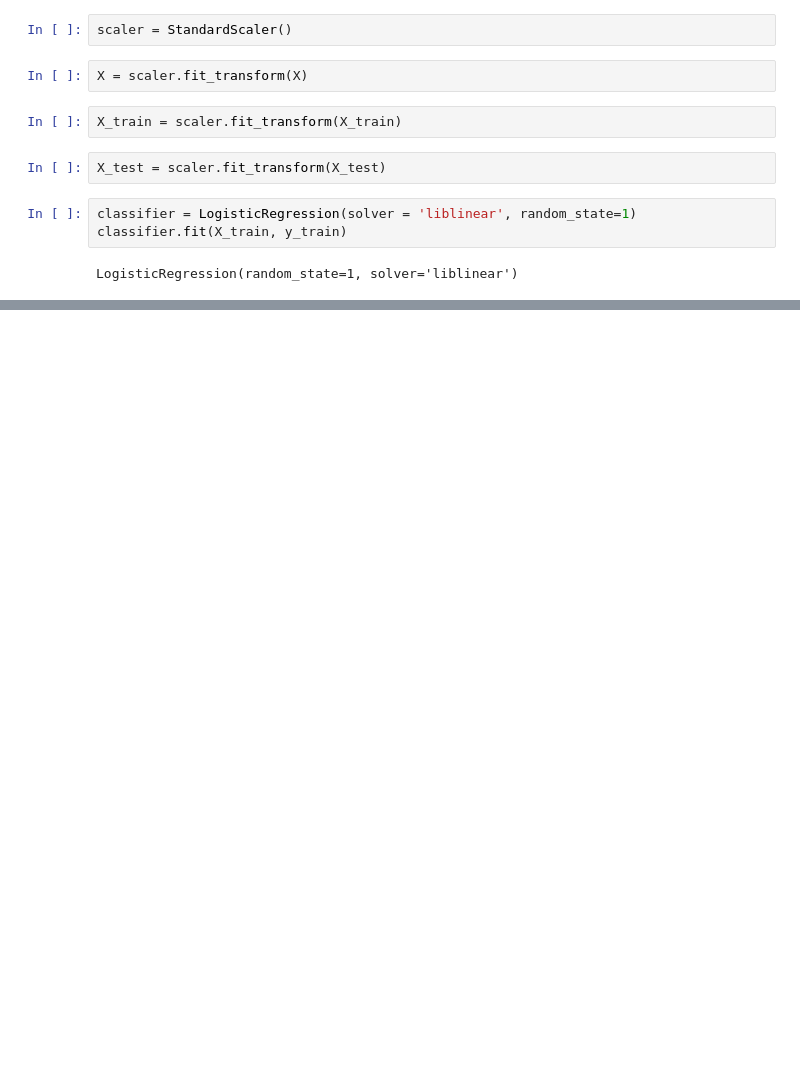
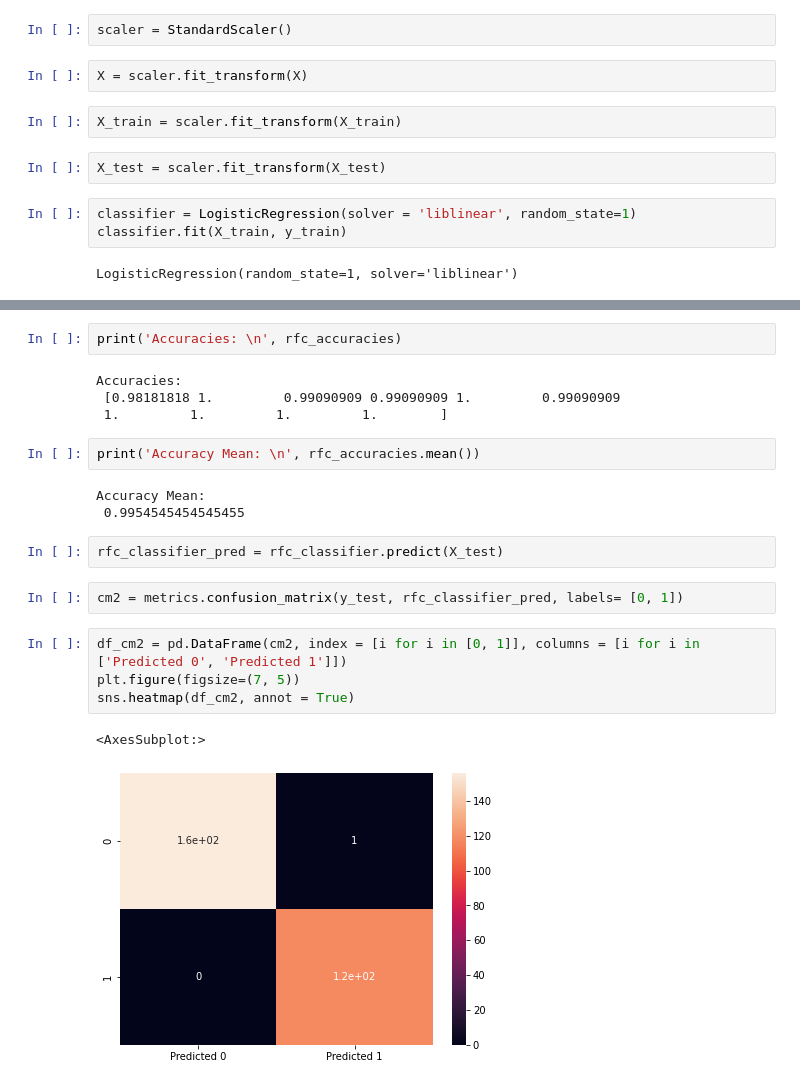
Before and after one commit to OjureFred/UCI-Banknote-Classification, a Jupyter notebook: Banknote-Classification.ipynb, the cells around one changed output, grey strips where cells are left out. Saved outputs shown, nothing was run; the diff lists cells and outputs as text; blank space fills up the shorter version.

```diff
--- a/Banknote-Classification.ipynb
+++ b/Banknote-Classification.ipynb
@@ -167,0 +185,22 @@ cm = metrics.confusion_matrix(y_test, svm_classifier_pred, labels= [0, 1])
+# %%
+print('Accuracies: \n', rfc_accuracies)
+# %% [output]
+Accuracies:
+ [0.98181818 1.         0.99090909 0.99090909 1.         0.99090909
+ 1.         1.         1.         1.        ]
+# %%
+print('Accuracy Mean: \n', rfc_accuracies.mean())
+# %% [output]
+Accuracy Mean:
+ 0.9954545454545455
+# %%
+rfc_classifier_pred = rfc_classifier.predict(X_test)
+# %%
+cm2 = metrics.confusion_matrix(y_test, rfc_classifier_pred, labels= [0, 1])
+# %%
+df_cm2 = pd.DataFrame(cm2, index = [i for i in [0, 1]], columns = [i for i in ['Predicted 0', 'Predicted 1']])
+plt.figure(figsize=(7, 5))
+sns.heatmap(df_cm2, annot = True)
+# %% [output]
+<AxesSubplot:>
+[figure, added]
```
Also changed, not shown: parts of 43 cells of this notebook.
